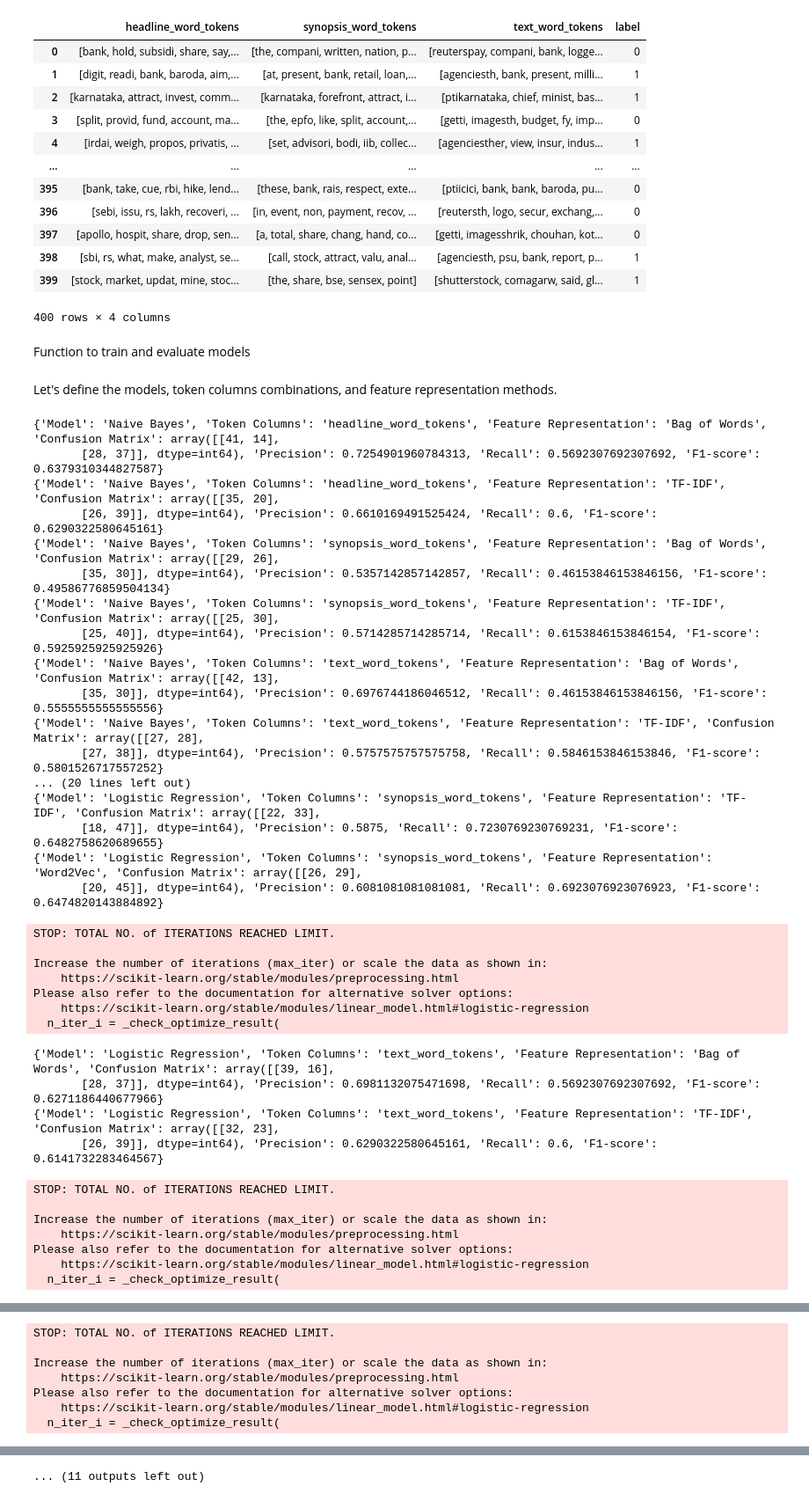
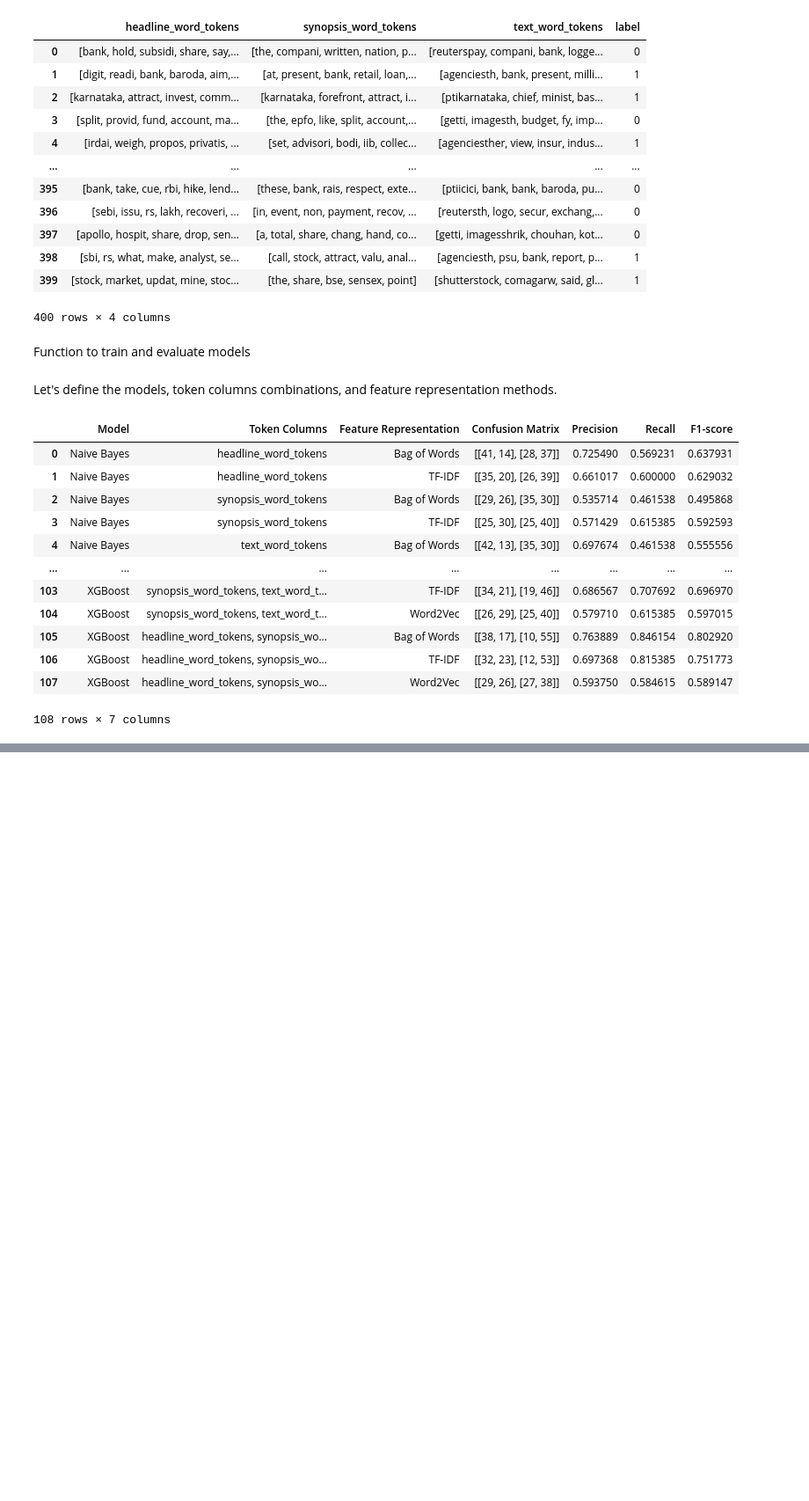
Before and after one commit to rnribeiro/NLP_FEUP, a Jupyter notebook: main.ipynb, the cells around one changed output, grey strips where cells are left out. Shown at 88% size. Cells and saved outputs as stored; diff of their text form; code cells hidden in the pictures; blank space fills up the shorter version.

Commit message:
models done

```diff
--- a/main.ipynb
+++ b/main.ipynb
@@ -247,16 +247,13 @@ Let's define the models, token columns combinations, and feature representation
 # Define models
 models = {
     'Naive Bayes': MultinomialNB(),
-    'Logistic Regression': LogisticRegression(),
+    'Logistic Regression': LogisticRegression(max_iter=10000),
     'Decision Trees': DecisionTreeClassifier(),
     'Random Forest': RandomForestClassifier(),
-    'Support Vector Machine': SVC(),
-    'Multi-Layer Perceptron': MLPClassifier(),
+    'Support Vector Machine': SVC(max_iter=1000),
+    'Multi-Layer Perceptron': MLPClassifier(max_iter=5000),
     'XGBoost': XGBClassifier()
 }
-
-# Define token columns combinations
-token_columns = ['headline_word_tokens', 'synopsis_word_tokens', 'text_word_tokens']
 
 # Define feature representation methods
 feature_methods = {
@@ -268,10 +265,10 @@ feature_methods = {
 # Iterate through all models
 results = []
 for model_name, model in models.items():  # Iterate through all models
-    for i in range(1, len(token_columns) + 1):  # Iterate through all token columns combinations
-        for j in range(len(token_columns) - i + 1):
+    for i in range(1, len(word_tokens_columns) + 1):  # Iterate through all token columns combinations
+        for j in range(len(word_tokens_columns) - i + 1):
             # Select token columns
-            selected_columns = token_columns[j:j + i]
+            selected_columns = word_tokens_columns[j:j + i]
 
             # Concatenate tokens within each list
             X = df[selected_columns].apply(lambda x: ' '.join([' '.join(item) for item in x]), axis=1)
@@ -305,67 +302,46 @@ for model_name, model in models.items():  # Iterate through all models
                             if embedding:
                                 X_test_embeddings.append(sum(embedding))
                             else:
                                 # Handle out-of-vocabulary words
                                 X_test_embeddings.append([0] * w2v_model.vector_size)
 
                         # Train and evaluate the model using the generated embeddings
                         cm, precision, recall, f1 = train_and_evaluate_model(X_train_embeddings, X_test_embeddings, y_train, y_test, model)
                     else:
                         # Skip Word2Vec for models that don't support embeddings
                         continue
                 else:
                     # Vectorize text data
                     X_train_vec = method.fit_transform(X_train)
                     X_test_vec = method.transform(X_test)
                     cm, precision, recall, f1 = train_and_evaluate_model(X_train_vec, X_test_vec, y_train, y_test, model)
                 result = {
                     'Model': model_name,
                     'Token Columns': ', '.join(selected_columns),
                     'Feature Representation': method_name,
                     'Confusion Matrix': cm,
                     'Precision': precision,
                     'Recall': recall,
                     'F1-score': f1
                 }
-                print(result)
+                # print(result)
                 results.append(result)
 
 # Visualize results
 results_df = pd.DataFrame(results)
-print(results_df)
+
+results_df
 # %% [output]
+|  | Model | Token Columns | Feature Representation | Confusion Matrix | Precision | Recall | F1-score |
+| 0 | Naive Bayes | headline_word_tokens | Bag of Words | [[41, 14], [28, 37]] | 0.725490 | 0.569231 | 0.637931 |
+| 1 | Naive Bayes | headline_word_tokens | TF-IDF | [[35, 20], [26, 39]] | 0.661017 | 0.600000 | 0.629032 |
+| 2 | Naive Bayes | synopsis_word_tokens | Bag of Words | [[29, 26], [35, 30]] | 0.535714 | 0.461538 | 0.495868 |
+| 3 | Naive Bayes | synopsis_word_tokens | TF-IDF | [[25, 30], [25, 40]] | 0.571429 | 0.615385 | 0.592593 |
+| 4 | Naive Bayes | text_word_tokens | Bag of Words | [[42, 13], [35, 30]] | 0.697674 | 0.461538 | 0.555556 |
+| ... | ... | ... | ... | ... | ... | ... | ... |
+| 103 | XGBoost | synopsis_word_tokens, text_word_t... | TF-IDF | [[34, 21], [19, 46]] | 0.686567 | 0.707692 | 0.696970 |
+| 104 | XGBoost | synopsis_word_tokens, text_word_t... | Word2Vec | [[26, 29], [25, 40]] | 0.579710 | 0.615385 | 0.597015 |
+| 105 | XGBoost | headline_word_tokens, synopsis_wo... | Bag of Words | [[38, 17], [10, 55]] | 0.763889 | 0.846154 | 0.802920 |
+| 106 | XGBoost | headline_word_tokens, synopsis_wo... | TF-IDF | [[32, 23], [12, 53]] | 0.697368 | 0.815385 | 0.751773 |
+| 107 | XGBoost | headline_word_tokens, synopsis_wo... | Word2Vec | [[29, 26], [27, 38]] | 0.593750 | 0.584615 | 0.589147 |
-{'Model': 'Naive Bayes', 'Token Columns': 'headline_word_tokens', 'Feature Representation': 'Bag of Words', 'Confusion Matrix': array([[41, 14],
-       [28, 37]], dtype=int64), 'Precision': 0.7254901960784313, 'Recall': 0.5692307692307692, 'F1-score': 0.6379310344827587}
-{'Model': 'Naive Bayes', 'Token Columns': 'headline_word_tokens', 'Feature Representation': 'TF-IDF', 'Confusion Matrix': array([[35, 20],
-       [26, 39]], dtype=int64), 'Precision': 0.6610169491525424, 'Recall': 0.6, 'F1-score': 0.6290322580645161}
-{'Model': 'Naive Bayes', 'Token Columns': 'synopsis_word_tokens', 'Feature Representation': 'Bag of Words', 'Confusion Matrix': array([[29, 26],
-       [35, 30]], dtype=int64), 'Precision': 0.5357142857142857, 'Recall': 0.46153846153846156, 'F1-score': 0.49586776859504134}
-{'Model': 'Naive Bayes', 'Token Columns': 'synopsis_word_tokens', 'Feature Representation': 'TF-IDF', 'Confusion Matrix': array([[25, 30],
-       [25, 40]], dtype=int64), 'Precision': 0.5714285714285714, 'Recall': 0.6153846153846154, 'F1-score': 0.5925925925925926}
-{'Model': 'Naive Bayes', 'Token Columns': 'text_word_tokens', 'Feature Representation': 'Bag of Words', 'Confusion Matrix': array([[42, 13],
-       [35, 30]], dtype=int64), 'Precision': 0.6976744186046512, 'Recall': 0.46153846153846156, 'F1-score': 0.5555555555555556}
-{'Model': 'Naive Bayes', 'Token Columns': 'text_word_tokens', 'Feature Representation': 'TF-IDF', 'Confusion Matrix': array([[27, 28],
-       [27, 38]], dtype=int64), 'Precision': 0.5757575757575758, 'Recall': 0.5846153846153846, 'F1-score': 0.5801526717557252}
-... (20 lines left out)
-{'Model': 'Logistic Regression', 'Token Columns': 'synopsis_word_tokens', 'Feature Representation': 'TF-IDF', 'Confusion Matrix': array([[22, 33],
-       [18, 47]], dtype=int64), 'Precision': 0.5875, 'Recall': 0.7230769230769231, 'F1-score': 0.6482758620689655}
-{'Model': 'Logistic Regression', 'Token Columns': 'synopsis_word_tokens', 'Feature Representation': 'Word2Vec', 'Confusion Matrix': array([[26, 29],
-       [20, 45]], dtype=int64), 'Precision': 0.6081081081081081, 'Recall': 0.6923076923076923, 'F1-score': 0.6474820143884892}
+108 rows × 7 columns
-STOP: TOTAL NO. of ITERATIONS REACHED LIMIT.
-
-Increase the number of iterations (max_iter) or scale the data as shown in:
-    https://scikit-learn.org/stable/modules/preprocessing.html
-Please also refer to the documentation for alternative solver options:
-    https://scikit-learn.org/stable/modules/linear_model.html#logistic-regression
-  n_iter_i = _check_optimize_result(
-{'Model': 'Logistic Regression', 'Token Columns': 'text_word_tokens', 'Feature Representation': 'Bag of Words', 'Confusion Matrix': array([[39, 16],
-       [28, 37]], dtype=int64), 'Precision': 0.6981132075471698, 'Recall': 0.5692307692307692, 'F1-score': 0.6271186440677966}
-{'Model': 'Logistic Regression', 'Token Columns': 'text_word_tokens', 'Feature Representation': 'TF-IDF', 'Confusion Matrix': array([[32, 23],
-       [26, 39]], dtype=int64), 'Precision': 0.6290322580645161, 'Recall': 0.6, 'F1-score': 0.6141732283464567}
-STOP: TOTAL NO. of ITERATIONS REACHED LIMIT.
-
-Increase the number of iterations (max_iter) or scale the data as shown in:
-    https://scikit-learn.org/stable/modules/preprocessing.html
-Please also refer to the documentation for alternative solver options:
-    https://scikit-learn.org/stable/modules/linear_model.html#logistic-regression
-  n_iter_i = _check_optimize_result(
@@ -380,7 +347,0 @@ Please also refer to the documentation for alternative solver options:
-STOP: TOTAL NO. of ITERATIONS REACHED LIMIT.
-
-Increase the number of iterations (max_iter) or scale the data as shown in:
-    https://scikit-learn.org/stable/modules/preprocessing.html
-Please also refer to the documentation for alternative solver options:
-    https://scikit-learn.org/stable/modules/linear_model.html#logistic-regression
-  n_iter_i = _check_optimize_result(
@@ -437 +347,0 @@ Please also refer to the documentation for alternative solver options:
-... (11 outputs left out)
```
Also changed, not shown: parts of 3 cells of this notebook.
